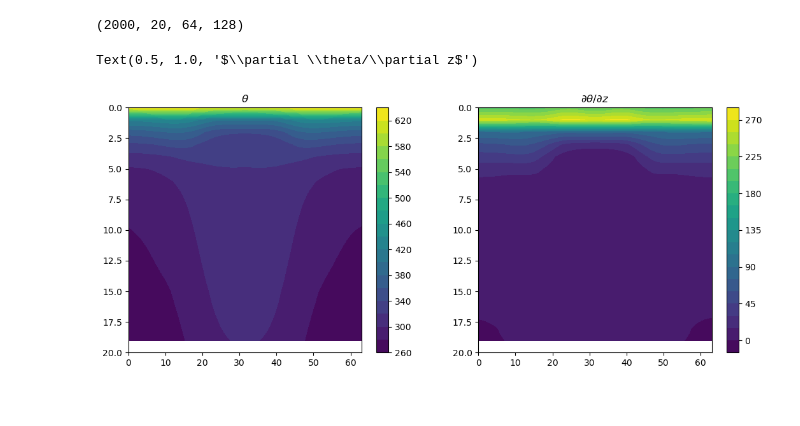
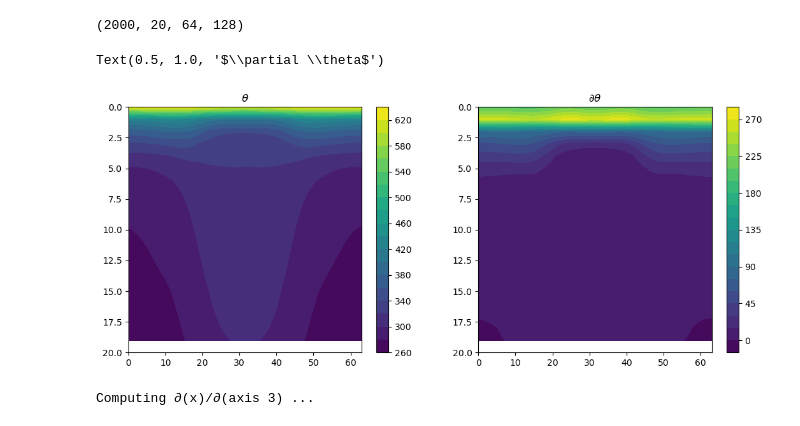
Before and after one commit to PeterChang1023/Moist_Dycore, a Jupyter notebook: EP_flux.ipynb, the cells around one changed output. Saved outputs shown, nothing was run; the diff lists cells and outputs as text; code cells hidden in the pictures.

```diff
--- a/EP_flux.ipynb
+++ b/EP_flux.ipynb
@@ -619,5 +678,5 @@ Text(0.5, 1.0, 'EHF')
 # %%
-adiag = AtmosphericDiagnostics(u[2000:4000], v[2000:4000], t[2000:4000], p[2000:4000])
+adiag = AtmosphericDiagnostics(u[2000:4000], v[2000:4000], t[2000:4000], p[2000:4000], z[2000:4000])
 theta = adiag.cal_theta()
 dtheta, dtheta_zm = adiag.dtheta()
 # %% [output]
@@ -629,14 +688,21 @@ theta.shape
 # %%
 fig, (ax1,ax2) = plt.subplots(1,2, dpi=100, figsize=(13,5))
 cs1 = ax1.contourf(theta.mean(axis=(0,3)), levels=21)
 plt.colorbar(cs1)
 ax1.set_ylim([20,0])
 ax1.set_title(r"$\theta$")
 
 cs2 = ax2.contourf(dtheta.mean(axis=(0,3)), levels=21)
 plt.colorbar(cs2)
 ax2.set_ylim([20,0])
-ax2.set_title(r"$\partial \theta/\partial z$")
+ax2.set_title(r"$\partial \theta$")
 # %% [output]
-Text(0.5, 1.0, '$\\partial \\theta/\\partial z$')
+Text(0.5, 1.0, '$\\partial \\theta$')
-[figure, old version]
+[figure, new version]
+# %%
+# dx_along_axis
+adiag = AtmosphericDiagnostics(u[2000:4000], v[2000:4000], t[2000:4000], p[2000:4000], z[2000:4000])
+theta = adiag.cal_theta()
+dtheta, dtheta_zm = adiag.dx_along_axis(theta)
+# %% [output]
+Computing ∂(x)/∂(axis 3) ...
```
Also changed, not shown: parts of 21 cells of this notebook.
